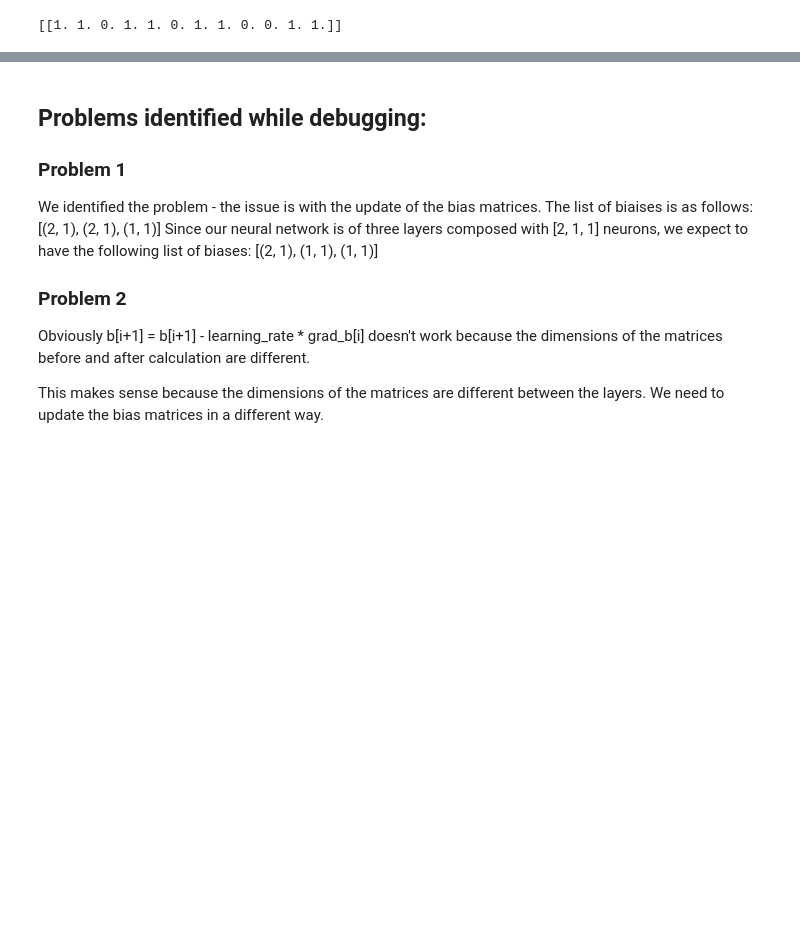
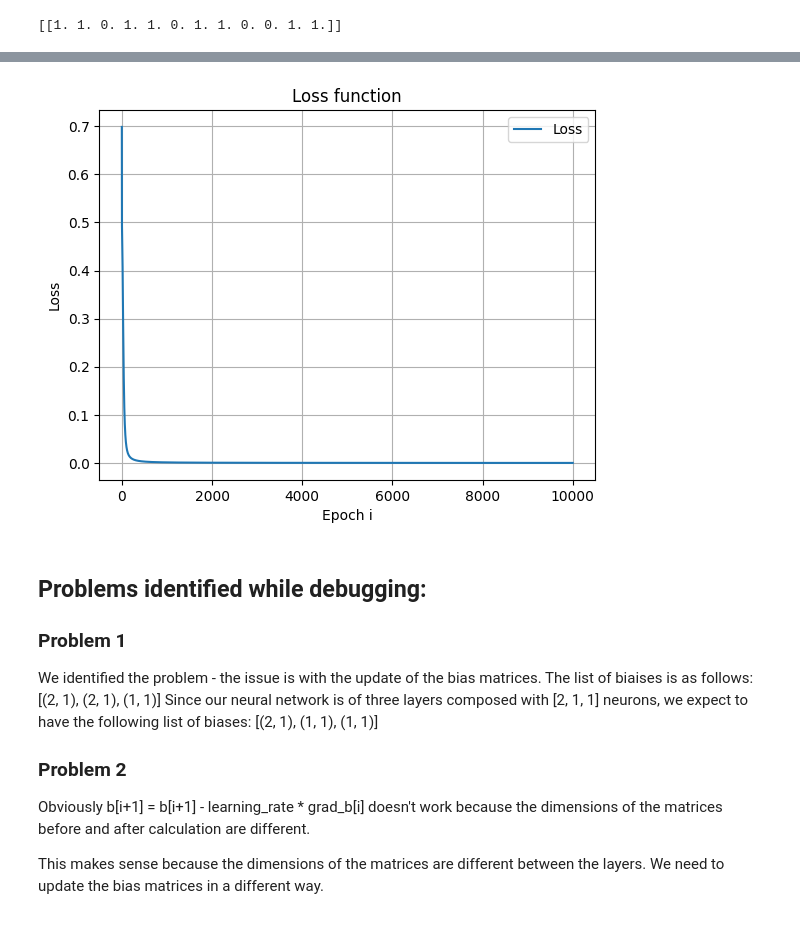
Before and after one commit to Gdeterline/Neural-Network-Build, a Jupyter notebook: nnTesting.ipynb, the cells around one changed output, grey strips where cells are left out. Cells and saved outputs as stored; diff of their text form; code cells hidden in the pictures; blank space fills up the shorter version.

```diff
--- a/nnTesting.ipynb
+++ b/nnTesting.ipynb
@@ -365,3 +365,26 @@ y_hat2 = main.predict(X2, W, b, sigmoid)
 print(np.round(y_hat2)) # We should expect y_hat2 to be [1. 1. 0. 1. 1. 0. 1. 1. 0. 0. 1. 1.]]
 # %% [output]
 [[1. 1. 0. 1. 1. 0. 1. 1. 0. 0. 1. 1.]]
+# %%
+import numpy as np
+import matplotlib.pyplot as plt
+from main import train_nn
+from main import sigmoid, sigmoid_derivative
+from main import binary_cross_entropy, binary_cross_entropy_derivative, mean_squared_error, mean_squared_error_derivative
+
+X = np.array([[1, 2], [2, 3], [7, 4], [4, 5], [5, 6], [6, 7], [7, 8], [8, 9], [17, 2]])
+y = np.array([1, 1, 0, 1, 1, 1, 1, 1, 0])
+
+print("Number of features in entry data: ", len(X[0]))
+
+# Train the model
+W, b, Epochs, Losses = main.train_nn(4, X, y, [2, 32, 16, 1], 0.1, 10000, g=sigmoid, gder=sigmoid_derivative, loss=binary_cross_entropy, lossder=binary_cross_entropy_derivative)
+
+plt.plot(Epochs, Losses, label="Loss")
+plt.xlabel("Epoch i")
+plt.ylabel("Loss")
+plt.title("Loss function")
+plt.legend()
+plt.grid()
+plt.show()
+# %% [output]
@@ -368,3 +408,4 @@ print(np.round(y_hat2)) # We should expect y_hat2 to be [1. 1. 0. 1. 1. 0. 1. 1.
+[figure, added]
 # %% [markdown]
 ## Problems identified while debugging:
 
```
Also changed, not shown: parts of 1 cell of this notebook, 8 other files.
